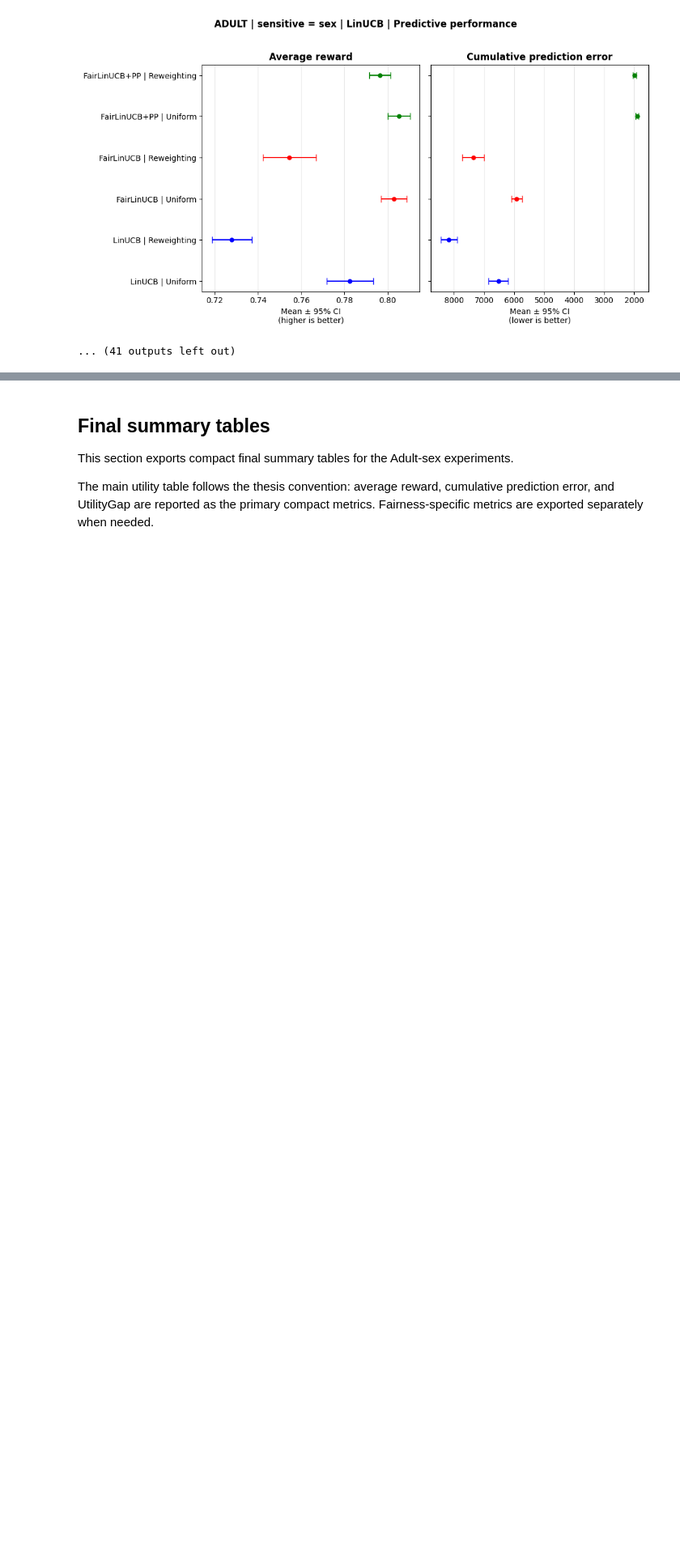
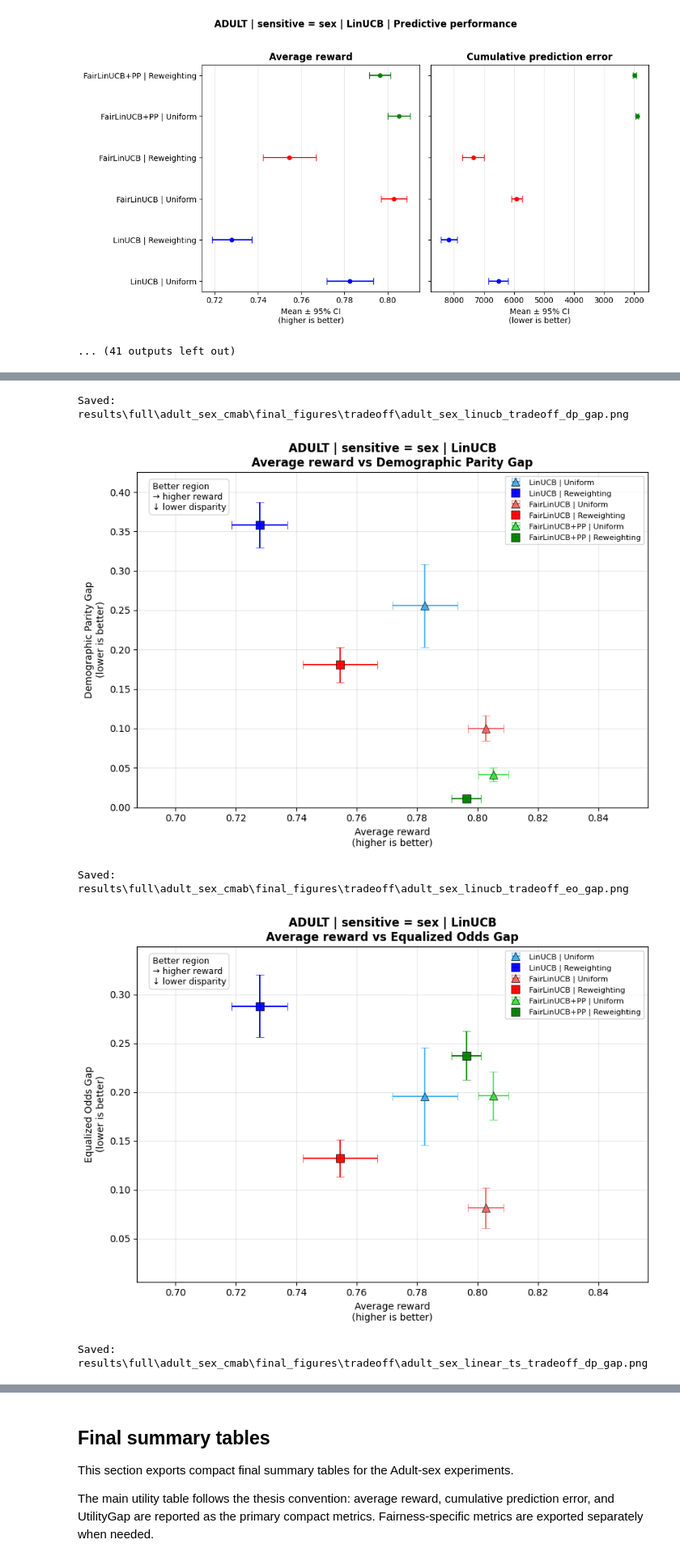
Before and after one commit to jeagrego/MA-Thesis, a Jupyter notebook: notebooks/adult_sex_cmab_fairness.ipynb, the cells around one changed output, grey strips where cells are left out. Shown at 81% size. Saved outputs shown, nothing was run; the diff lists cells and outputs as text; code cells hidden in the pictures; blank space fills up the shorter version.

Commit message:
Trade-offs plots + update README

```diff
--- a/notebooks/adult_sex_cmab_fairness.ipynb
+++ b/notebooks/adult_sex_cmab_fairness.ipynb
@@ -684,0 +689,27 @@ Saved: results\full\adult_sex_cmab\final_figures\adult_sex_linucb_final_predicti
+# %%
+ADULT_TRADEOFF_DIR = FIG_DIR / "tradeoff"
+
+adult_tradeoff_paths = plot_real_dataset_tradeoff_set(
+    dataset_label="ADULT",
+    sensitive_label="sex",
+    endpoint_df=adult_endpoint_df,
+    postproc_df=adult_postproc_df,
+    policy_families=POLICY_FAMILIES,
+    preprocessings=PREPROCESSINGS,
+    fig_dir=ADULT_TRADEOFF_DIR,
+    file_prefix="adult_sex",
+    policy_labels=POLICY_LABELS,
+    preprocessing_labels=PREPROCESSING_LABELS,
+    confidence=0.95,
+    show=True,
+)
+
+print("Adult trade-off figures:", len(adult_tradeoff_paths))
+for path in adult_tradeoff_paths:
+    print(path)
+# %% [output]
+Saved: results\full\adult_sex_cmab\final_figures\tradeoff\adult_sex_linucb_tradeoff_dp_gap.png
+[figure, added]
+Saved: results\full\adult_sex_cmab\final_figures\tradeoff\adult_sex_linucb_tradeoff_eo_gap.png
+[figure, added]
+Saved: results\full\adult_sex_cmab\final_figures\tradeoff\adult_sex_linear_ts_tradeoff_dp_gap.png
```
Also changed, not shown: parts of 5 cells of this notebook, 4 other files.
